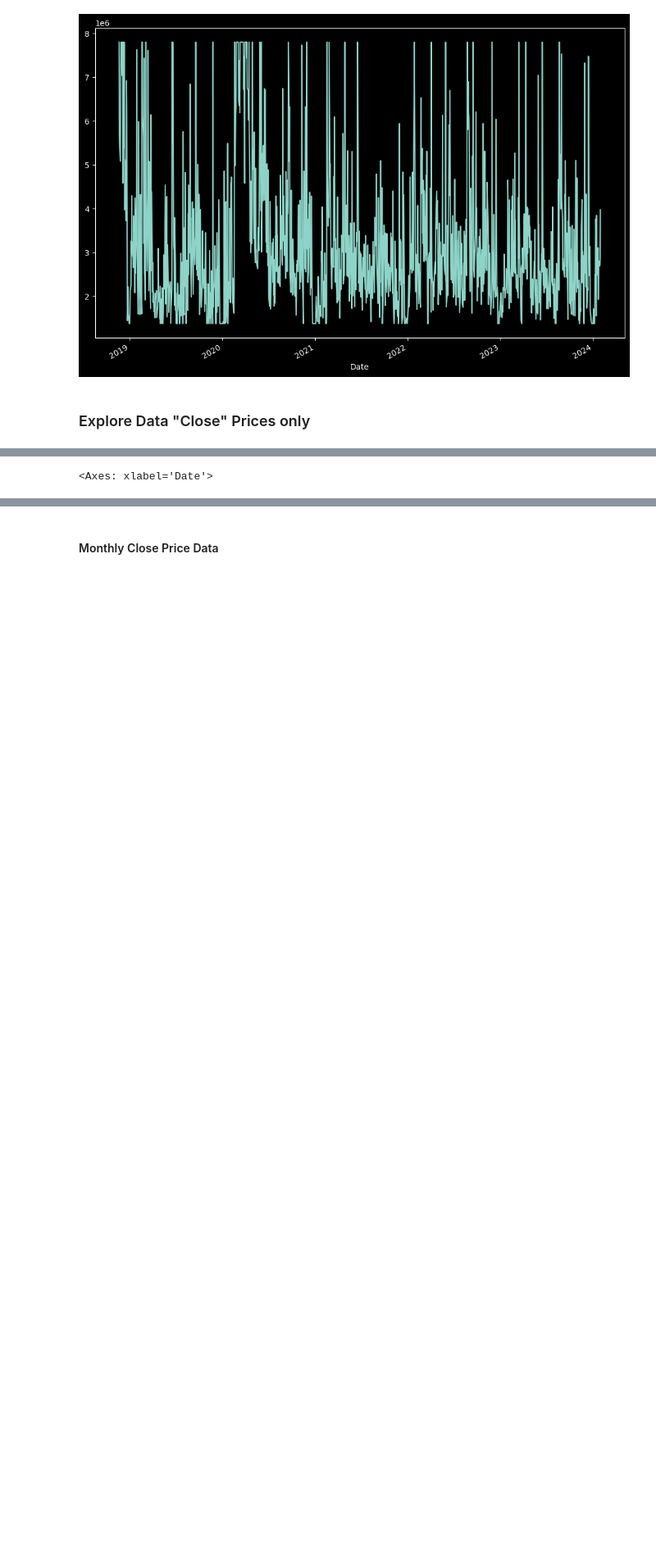
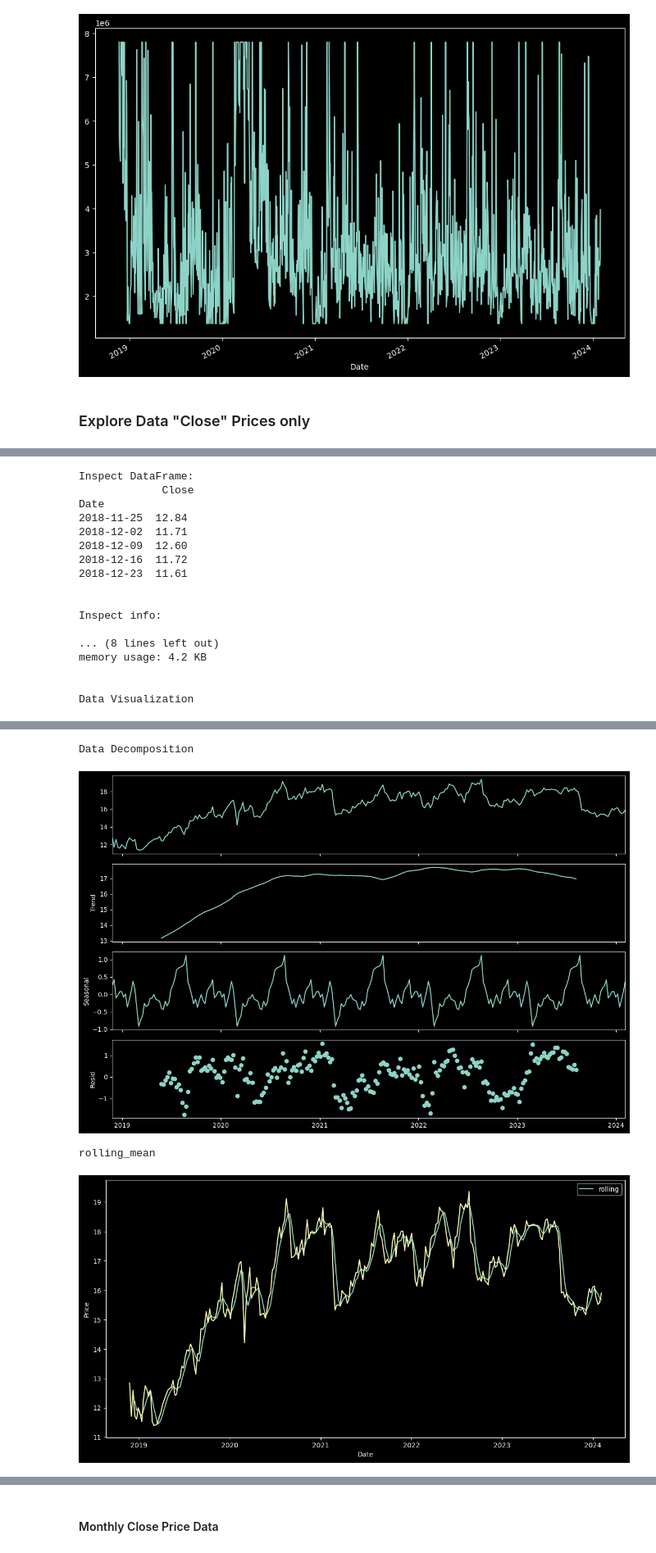
Before and after one commit to VeraLyu2022/iod, a Jupyter notebook: project 2/col eda and fucntion project2.ipynb, the cells around one changed output, grey strips where cells are left out. Shown at 82% size. Saved outputs shown, nothing was run; the diff lists cells and outputs as text; code cells hidden in the pictures; blank space fills up the shorter version.

Commit message:
mini project chain the data

```diff
--- a/project 2/col eda and fucntion project2.ipynb
+++ b/project 2/col eda and fucntion project2.ipynb
@@ -185,6 +187,3 @@ col_c['volume_ws'].plot()
 [figure]
 # %% [markdown]
 ### Explore Data "Close" Prices only
-# %%
-closep = col[['Close']].copy()
-closep.head()
@@ -199,4 +205,60 @@ closep.head()
+# %%
+def inspect_df(df):
+    print('Inspect DataFrame:\n', df.head())
+    print('\n')
+
+def inspect_info(df):
+    print('Inspect info:\n')
+    df.info()
+    print('\n')
+
+def plot_df(df):
+    print('Data Visualization')
+    df.plot()
+    plt.show()
+    print('\n')
+
+def decomposition_df(df, seasonal_period):
+    decomposition = seasonal_decompose(df, period=seasonal_period)
+    print('Data Decomposition')
+    decomposition.plot()
+    plt.show()
+    print('\n')
+
+def rolling_mean(df, rolling_window):
+    print('rolling_mean')
+    plt.figure(figsize=(14, 7))
+    rolling = df.rolling(window=rolling_window).mean().dropna()
+    plt.plot(rolling, label='rolling')
+    plt.plot(df)
+    plt.legend()
+    plt.xlabel('Date')
+    plt.ylabel('Price')
+
+
+def eda_df(df, seasonal_period, rolling_window):
+    inspect_df(df)
+    inspect_info(df)
+    plot_df(df)
+    decomposition_df(df, seasonal_period)
+    rolling_mean(df, rolling_window)
 # %%
-closep.plot()
+eda_df(close_w, 52, 4)
 # %% [output]
-<Axes: xlabel='Date'>
+Inspect DataFrame:
+             Close
+Date
+2018-11-25  12.84
+2018-12-02  11.71
+2018-12-09  12.60
+2018-12-16  11.72
+2018-12-23  11.61
+
+
+Inspect info:
+
+... (8 lines left out)
+memory usage: 4.2 KB
+
+
+Data Visualization
@@ -203,0 +266,4 @@ closep.plot()
+Data Decomposition
+[figure, added]
+rolling_mean
+[figure, added]
```
Also changed, not shown: parts of 18 cells of this notebook, 2 other files.
